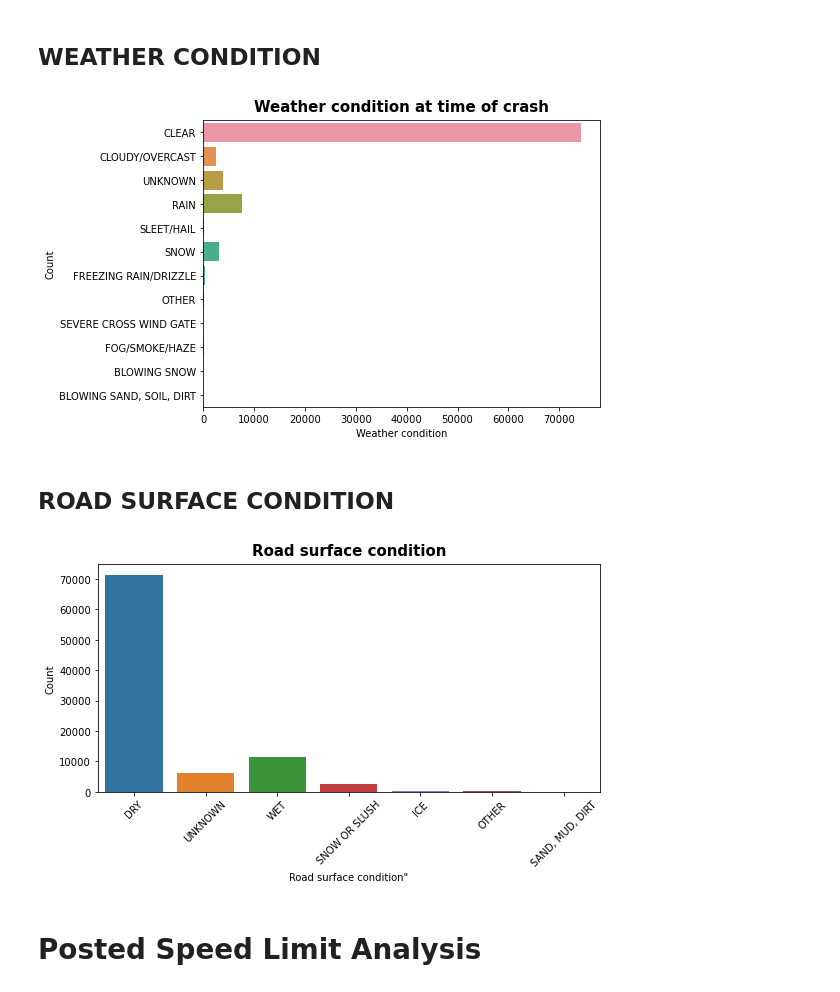
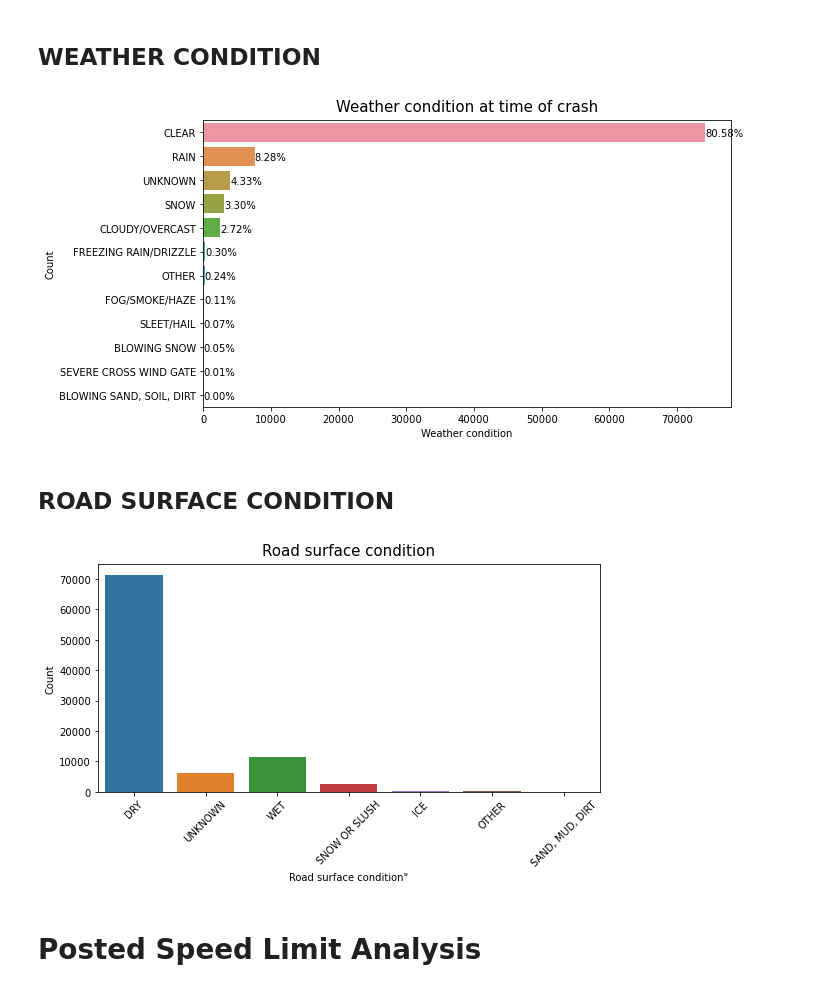
Before and after one commit to akladyous/Chicago_Car_Crashes, a Jupyter notebook: Chicago_Car_Crashes.ipynb, the cells around one changed output. Cells and saved outputs as stored; diff of their text form; code cells hidden in the pictures.

```diff
--- a/Chicago_Car_Crashes.ipynb
+++ b/Chicago_Car_Crashes.ipynb
@@ -160,7 +158,7 @@ array(['FAILING TO YIELD RIGHT-OF-WAY', 'UNABLE TO DETERMINE',
        'BICYCLE ADVANCING LEGALLY ON RED LIGHT',
        'MOTORCYCLE ADVANCING LEGALLY ON RED LIGHT'], dtype=object)
 # %%
-df.PRIM_CONTRIBUTORY_CAUSE = df.PRIM_CONTRIBUTORY_CAUSE.apply(target_grouper)
+df.PRIM_CONTRIBUTORY_CAUSE = Target_Grouper().fit_transform(df.PRIM_CONTRIBUTORY_CAUSE)
 # %%
 df.PRIM_CONTRIBUTORY_CAUSE.unique()
 # %% [output]
@@ -250,12 +250,18 @@ plt.show()
 # %% [markdown]
 ## MOST SEVERE INGURY
 # %%
-fig, ax = plt.subplots(figsize=(8,5))
-sns.barplot(x=df.MOST_SEVERE_INJURY.value_counts().values, y= df.MOST_SEVERE_INJURY.value_counts().index, ax=ax)
-ax.set_title("Most severe injury sustained by any person", fontsize=15, weight='bold', ha='center', va='bottom')
+fig, ax = plt.subplots(figsize=(10,5))
+msi = sns.barplot(x=df.MOST_SEVERE_INJURY.value_counts().values, y=df.MOST_SEVERE_INJURY.value_counts().index,ax=ax)
+
+for index, row in df.MOST_SEVERE_INJURY.value_counts().iteritems():
+    msi.text(x=4000+row, y=df.MOST_SEVERE_INJURY.value_counts().index.get_loc(index),
+             s=round(row), color='black', va='bottom',  ha="right", fontsize=12)
+
+ax.set_title("Most severe injury sustained by any person", fontsize=15, ha='center', va='bottom')
 ax.set_xlabel('Most Severe Injury')
 ax.set_ylabel('Count')
-plt.xticks(rotation=90)
-plt.savefig('./img/Most_Severe_Injury.jpg',format="jpg")
+plt.xticks(rotation=45)
+fig.tight_layout()
+plt.savefig('./img/Most_Severe_Injury.jpg', dpi=150, format="jpg")
 plt.show()
 # %% [output]
@@ -263,28 +269,36 @@ plt.show()
 # %% [markdown]
 ## WEATHER CONDITION
 # %%
-fig, ax = plt.subplots(figsize=(8,5))
-sns_crach_type = sns.countplot(y=df.WEATHER_CONDITION, data=df, ax=ax)
-ax.set_title("Weather condition at time of crash", fontsize=15, weight='bold', ha='center', va='bottom')
+fig, ax = plt.subplots(figsize=(10,5))
+wc = sns.barplot(x=df.WEATHER_CONDITION.value_counts().values, y=df.WEATHER_CONDITION.value_counts().index,ax=ax)
+
+for index, row in df.WEATHER_CONDITION.value_counts().iteritems():
+    wc.text(x=row,
+            y=df.WEATHER_CONDITION.value_counts().index.get_loc(index),
+            s='{0:.2f}%'.format(round((row/df.shape[0]*100),2)),
+            color='black', fontsize=10, rotation_mode='anchor',
+            verticalalignment='center_baseline', horizontalalignment='left')
+
+ax.set_title("Weather condition at time of crash", fontsize=15, ha='center', va='bottom')
 ax.set_xlabel('Weather condition')
 ax.set_ylabel('Count')
 plt.savefig('./img/Weathercondition.jpg',format="jpg")
 plt.show()
 # %% [output]
-[figure, old version]
+[figure, new version]
 # %% [markdown]
 ## ROAD SURFACE CONDITION
 # %%
 fig, ax = plt.subplots(figsize=(8,5))
 sns_crach_type = sns.countplot(x=df.ROADWAY_SURFACE_COND, ax=ax)
-ax.set_title("Road surface condition", fontsize=15, weight='bold', ha='center', va='bottom')
+ax.set_title("Road surface condition", fontsize=15, ha='center', va='bottom')
 ax.set_xlabel('Road surface condition"')
 ax.set_ylabel('Count')
 plt.xticks(rotation=45)
-plt.savefig('./img/road_surface_condition.jpg',format="jpg")
+plt.savefig('./img/road_surface_condition.jpg', dpi=150, format="jpg")
 plt.show()
 # %% [output]
-[figure, old version]
+[figure, new version]
 # %% [markdown]
 <H1>Posted Speed Limit Analysis<H/>
 # %%
```
Also changed, not shown: parts of 31 cells of this notebook, 22 other files.
